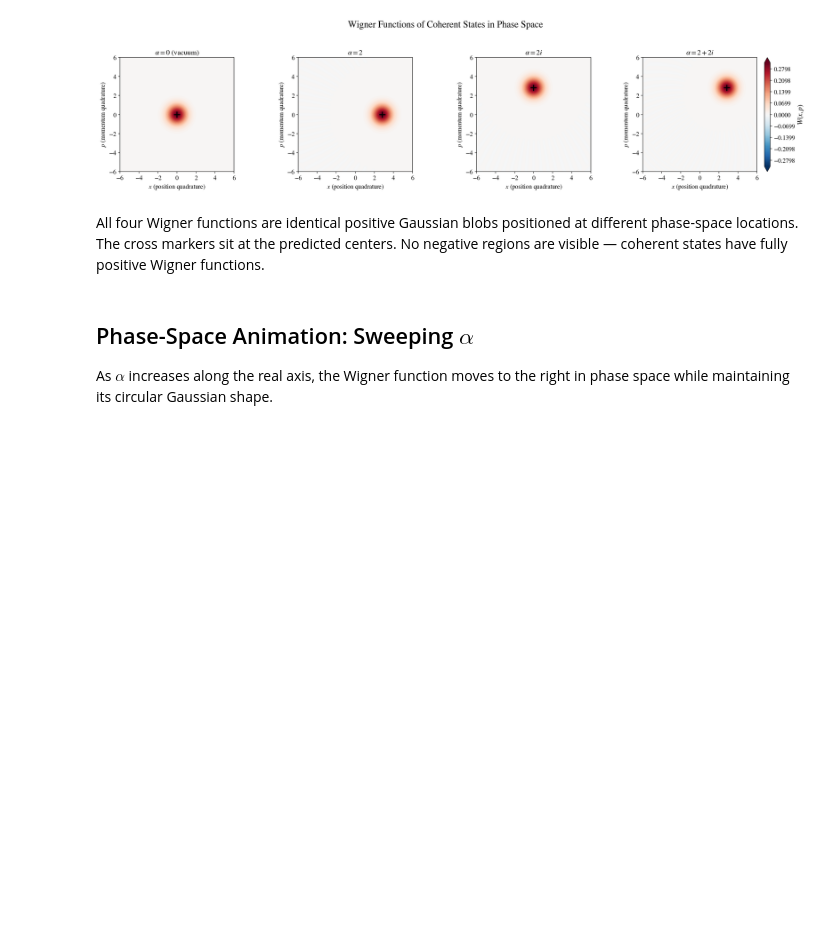
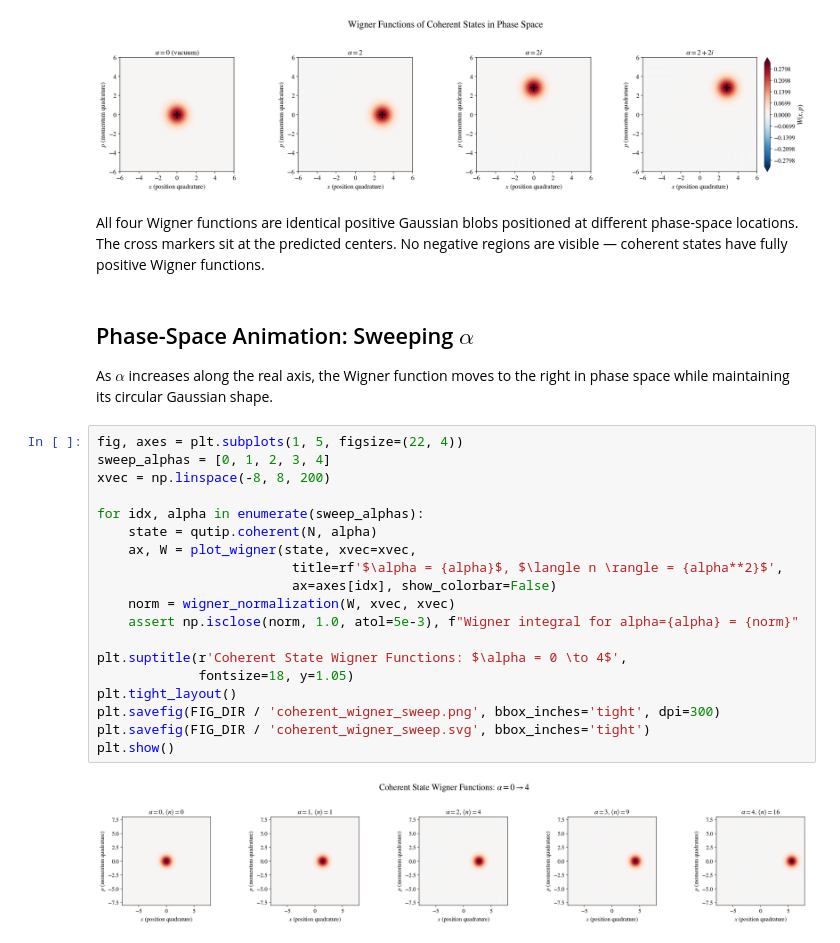
Before and after one commit to abbas-ahmad-cowlar/quantum-states-of-light, a Jupyter notebook: notebooks/02_coherent_states.ipynb, the cells around one changed output. Cells and saved outputs as stored; diff of their text form; blank space fills up the shorter version.

Commit message:
Add 02 coherent states cell 22: fig, axes = plt.subplots(1, 5, figsize=(22, 4))

```diff
--- a/notebooks/02_coherent_states.ipynb
+++ b/notebooks/02_coherent_states.ipynb
@@ -333,3 +333,24 @@ No negative regions are visible — coherent states have fully positive Wigner f
 
 As $\alpha$ increases along the real axis, the Wigner function moves to the right
 in phase space while maintaining its circular Gaussian shape.
+# %%
+fig, axes = plt.subplots(1, 5, figsize=(22, 4))
+sweep_alphas = [0, 1, 2, 3, 4]
+xvec = np.linspace(-8, 8, 200)
+
+for idx, alpha in enumerate(sweep_alphas):
+    state = qutip.coherent(N, alpha)
+    ax, W = plot_wigner(state, xvec=xvec,
+                         title=rf'$\alpha = {alpha}$, $\langle n \rangle = {alpha**2}$',
+                         ax=axes[idx], show_colorbar=False)
+    norm = wigner_normalization(W, xvec, xvec)
+    assert np.isclose(norm, 1.0, atol=5e-3), f"Wigner integral for alpha={alpha} = {norm}"
+
+plt.suptitle(r'Coherent State Wigner Functions: $\alpha = 0 \to 4$',
+             fontsize=18, y=1.05)
+plt.tight_layout()
+plt.savefig(FIG_DIR / 'coherent_wigner_sweep.png', bbox_inches='tight', dpi=300)
+plt.savefig(FIG_DIR / 'coherent_wigner_sweep.svg', bbox_inches='tight')
+plt.show()
+# %% [output]
+[figure, added]
```
